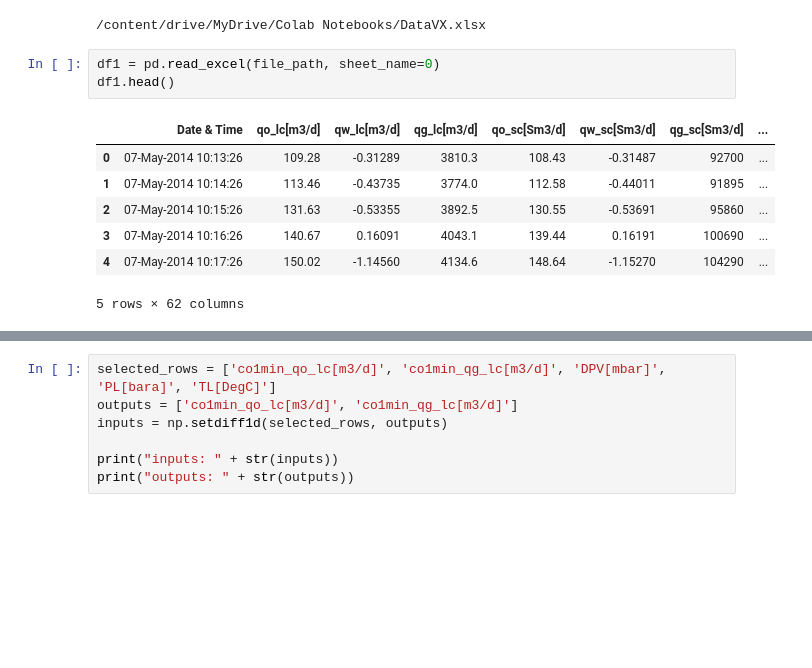
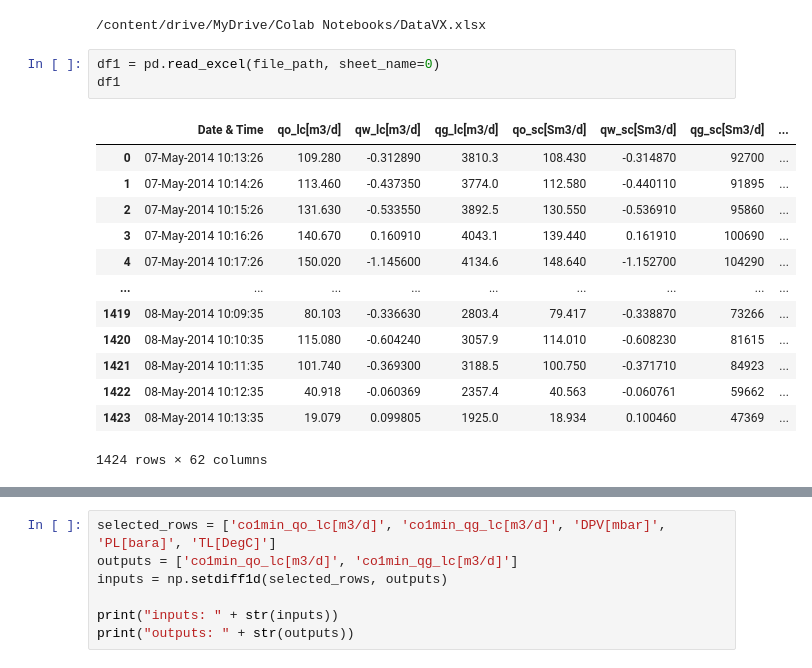
Before and after one commit to myPar/NSU_Practice, a Jupyter notebook: baseline/RNNbaseline.ipynb, the cells around one changed output, grey strips where cells are left out. Cells and saved outputs as stored; diff of their text form; blank space fills up the shorter version.

```diff
--- a/baseline/RNNbaseline.ipynb
+++ b/baseline/RNNbaseline.ipynb
@@ -611,14 +612,20 @@ print(file_path)
 /content/drive/MyDrive/Colab Notebooks/DataVX.xlsx
 # %%
 df1 = pd.read_excel(file_path, sheet_name=0)
-df1.head()
+df1
 # %% [output]
 |  | Date & Time | qo_lc[m3/d] | qw_lc[m3/d] | qg_lc[m3/d] | qo_sc[Sm3/d] | qw_sc[Sm3/d] | qg_sc[Sm3/d] | ... |
-| 0 | 07-May-2014 10:13:26 | 109.28 | -0.31289 | 3810.3 | 108.43 | -0.31487 | 92700 | ... |
-| 1 | 07-May-2014 10:14:26 | 113.46 | -0.43735 | 3774.0 | 112.58 | -0.44011 | 91895 | ... |
-| 2 | 07-May-2014 10:15:26 | 131.63 | -0.53355 | 3892.5 | 130.55 | -0.53691 | 95860 | ... |
-| 3 | 07-May-2014 10:16:26 | 140.67 | 0.16091 | 4043.1 | 139.44 | 0.16191 | 100690 | ... |
-| 4 | 07-May-2014 10:17:26 | 150.02 | -1.14560 | 4134.6 | 148.64 | -1.15270 | 104290 | ... |
+| 0 | 07-May-2014 10:13:26 | 109.280 | -0.312890 | 3810.3 | 108.430 | -0.314870 | 92700 | ... |
+| 1 | 07-May-2014 10:14:26 | 113.460 | -0.437350 | 3774.0 | 112.580 | -0.440110 | 91895 | ... |
+| 2 | 07-May-2014 10:15:26 | 131.630 | -0.533550 | 3892.5 | 130.550 | -0.536910 | 95860 | ... |
+| 3 | 07-May-2014 10:16:26 | 140.670 | 0.160910 | 4043.1 | 139.440 | 0.161910 | 100690 | ... |
+| 4 | 07-May-2014 10:17:26 | 150.020 | -1.145600 | 4134.6 | 148.640 | -1.152700 | 104290 | ... |
+| ... | ... | ... | ... | ... | ... | ... | ... | ... |
+| 1419 | 08-May-2014 10:09:35 | 80.103 | -0.336630 | 2803.4 | 79.417 | -0.338870 | 73266 | ... |
+| 1420 | 08-May-2014 10:10:35 | 115.080 | -0.604240 | 3057.9 | 114.010 | -0.608230 | 81615 | ... |
+| 1421 | 08-May-2014 10:11:35 | 101.740 | -0.369300 | 3188.5 | 100.750 | -0.371710 | 84923 | ... |
+| 1422 | 08-May-2014 10:12:35 | 40.918 | -0.060369 | 2357.4 | 40.563 | -0.060761 | 59662 | ... |
+| 1423 | 08-May-2014 10:13:35 | 19.079 | 0.099805 | 1925.0 | 18.934 | 0.100460 | 47369 | ... |
-5 rows × 62 columns
+1424 rows × 62 columns
 # %%
 df2 = pd.read_excel(file_path, sheet_name=1)
```
Also changed, not shown: parts of 18 cells of this notebook.
